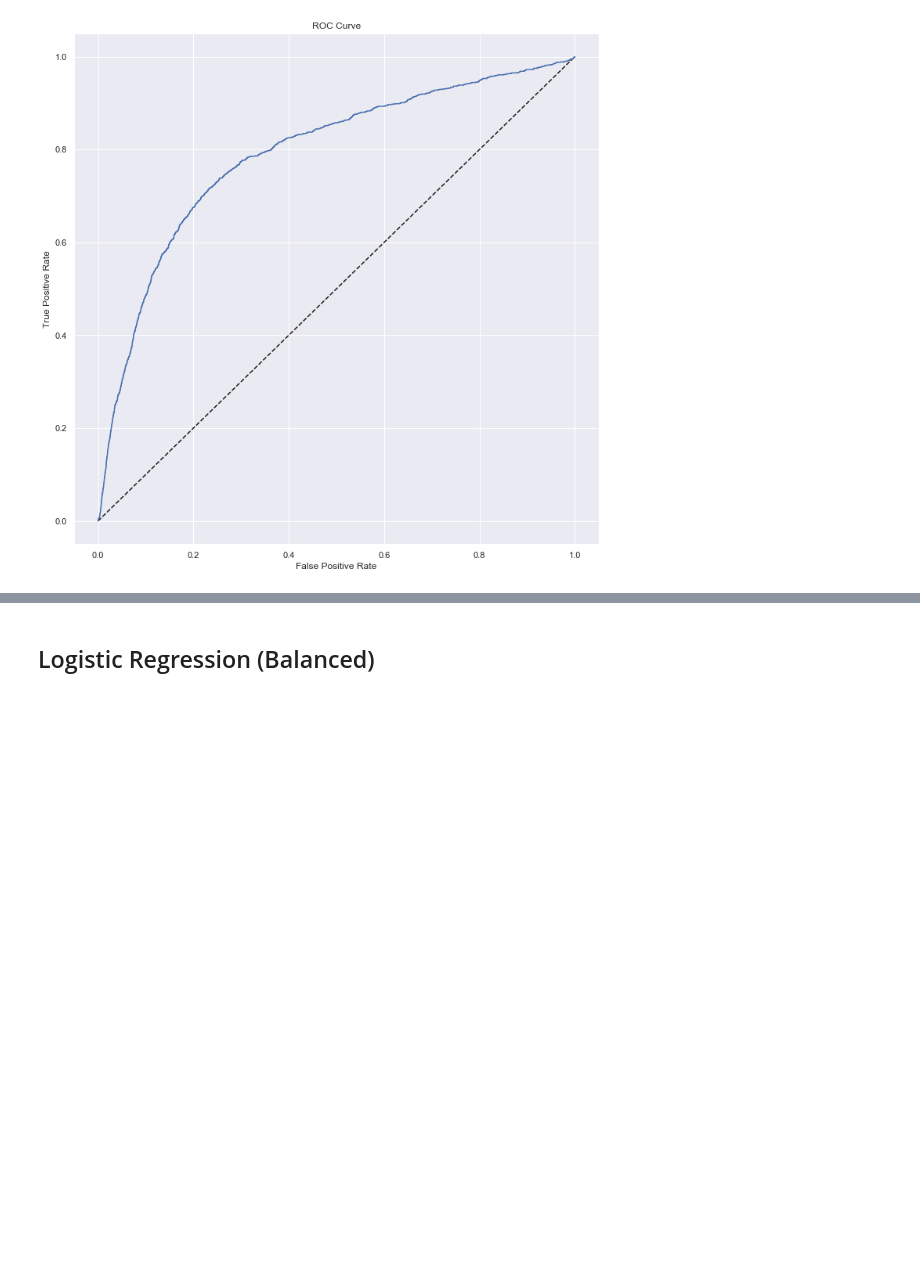
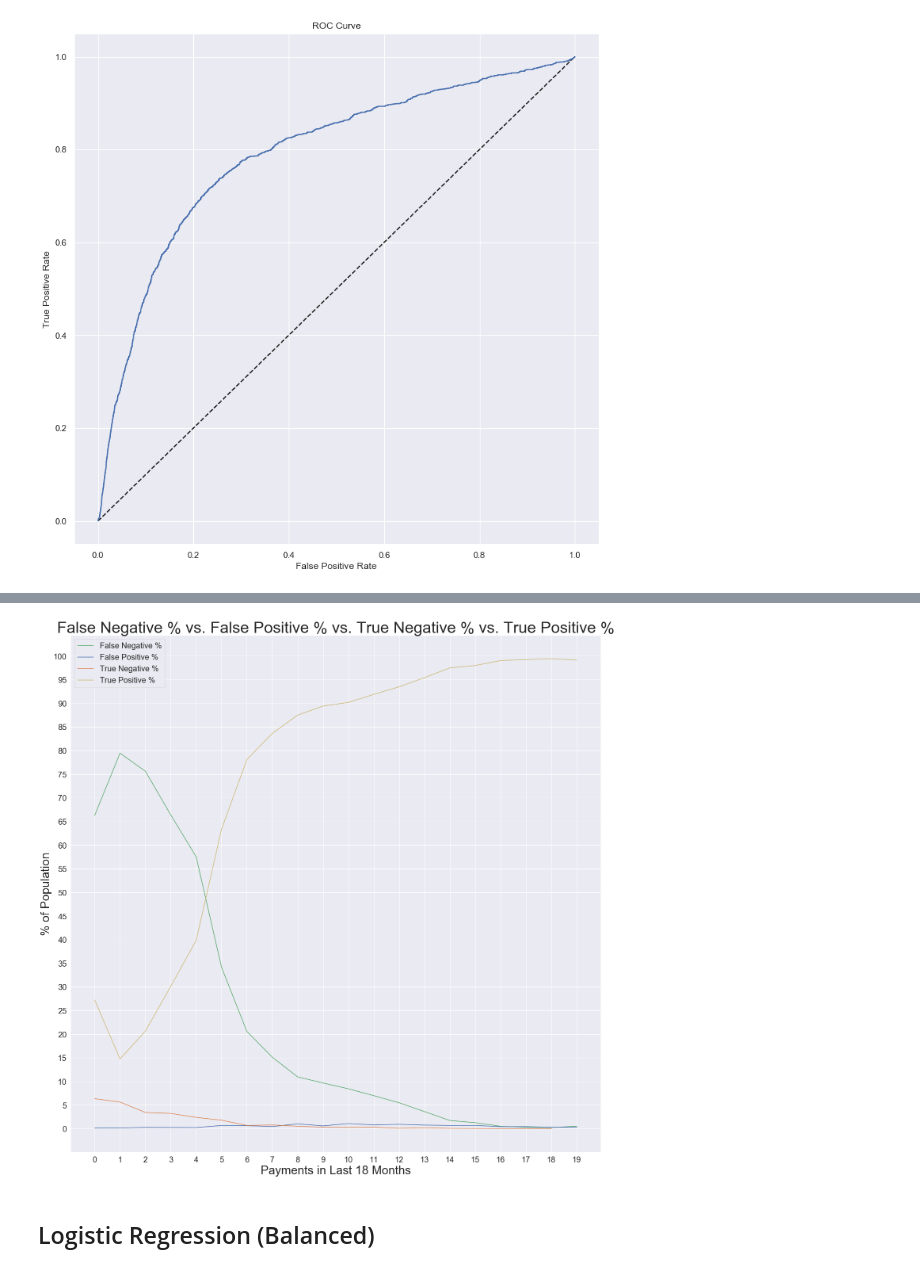
Before and after one commit to brocknosbisch/Springboard_Capstone_2, a Jupyter notebook: Chapter_5_Capstone_2_Machine_Learning.ipynb, the cells around one changed output, grey strips where cells are left out. Saved outputs shown, nothing was run; the diff lists cells and outputs as text; code cells hidden in the pictures; blank space fills up the shorter version.

```diff
--- a/Chapter_5_Capstone_2_Machine_Learning.ipynb
+++ b/Chapter_5_Capstone_2_Machine_Learning.ipynb
@@ -418,3 +452,46 @@ ROC AUC Score: 0.7907250900335185
+# %%
+
+plt.figure(figsize=(24,24))
+
+# False Negative
+data1 = df3['PAYMENTS_IN_LAST_18_MONTHS'][(df3['STOP_21_DAYS_FROM_20190301'] == 0) & (df3['pred'] == 1) & (df3['PAYMENTS_IN_LAST_18_MONTHS'] < 20)].groupby(df3['PAYMENTS_IN_LAST_18_MONTHS']).count()
+x1 = list(np.unique(df3['PAYMENTS_IN_LAST_18_MONTHS'][(df3['STOP_21_DAYS_FROM_20190301'] == 0) & (df3['pred'] == 1) & (df3['PAYMENTS_IN_LAST_18_MONTHS'] < 20)]))
+y1 = (data1/data)*100
+y1 = y1.dropna()
+
+# False Positive
+data2 = df3['PAYMENTS_IN_LAST_18_MONTHS'][(df3['STOP_21_DAYS_FROM_20190301'] == 1) & (df3['pred'] == 0) & (df3['PAYMENTS_IN_LAST_18_MONTHS'] < 20)].groupby(df3['PAYMENTS_IN_LAST_18_MONTHS']).count()
+x2 = list(np.unique(df3['PAYMENTS_IN_LAST_18_MONTHS'][(df3['STOP_21_DAYS_FROM_20190301'] == 1) & (df3['pred'] == 0) & (df3['PAYMENTS_IN_LAST_18_MONTHS'] < 20)]))
+y2 = (data2/data)*100
+y2 = y2.dropna()
+
+# True Negative
+data3 = df3['PAYMENTS_IN_LAST_18_MONTHS'][(df3['STOP_21_DAYS_FROM_20190301'] == 1) & (df3['pred'] == 1) & (df3['PAYMENTS_IN_LAST_18_MONTHS'] < 20)].groupby(df3['PAYMENTS_IN_LAST_18_MONTHS']).count()
+x3 = list(np.unique(df3['PAYMENTS_IN_LAST_18_MONTHS'][(df3['STOP_21_DAYS_FROM_20190301'] == 1) & (df3['pred'] == 1) & (df3['PAYMENTS_IN_LAST_18_MONTHS'] < 20)]))
+y3 = (data3/data)*100
+y3 = y3.dropna()
+
+# True Positive
+data4 = df3['PAYMENTS_IN_LAST_18_MONTHS'][(df3['STOP_21_DAYS_FROM_20190301'] == 0) & (df3['pred'] == 0) & (df3['PAYMENTS_IN_LAST_18_MONTHS'] < 20)].groupby(df3['PAYMENTS_IN_LAST_18_MONTHS']).count()
+x4 = list(np.unique(df3['PAYMENTS_IN_LAST_18_MONTHS'][(df3['STOP_21_DAYS_FROM_20190301'] == 0) & (df3['pred'] == 0) & (df3['PAYMENTS_IN_LAST_18_MONTHS'] < 20)]))
+y4 = (data4/data)*100
+y4 = y4.dropna()
+
+plt.xlabel('Payments in Last 18 Months', fontsize=30)
+plt.ylabel('% of Population', fontsize=30)
+plt.title('False Negative % vs. False Positive % vs. True Negative % vs. True Positive %', fontsize=40)
+
+plt.plot(x1, y1, color='g', label='False Negative %')
+plt.plot(x2, y2, label='False Positive %')
+plt.plot(x3, y3, label='True Negative %')
+plt.plot(x4, y4, color='y', label='True Positive %')
+plt.xticks(np.arange(0,20), fontsize=20)
+plt.yticks(np.arange(0,105,5), fontsize=20)
+plt.legend(loc=0, prop={'size': 20})
+
+plt.show()
+# %% [output]
+[figure, added]
 # %% [markdown]
 ## Logistic Regression (Balanced)
 # %% [markdown]
```
Also changed, not shown: parts of 5 cells of this notebook.
